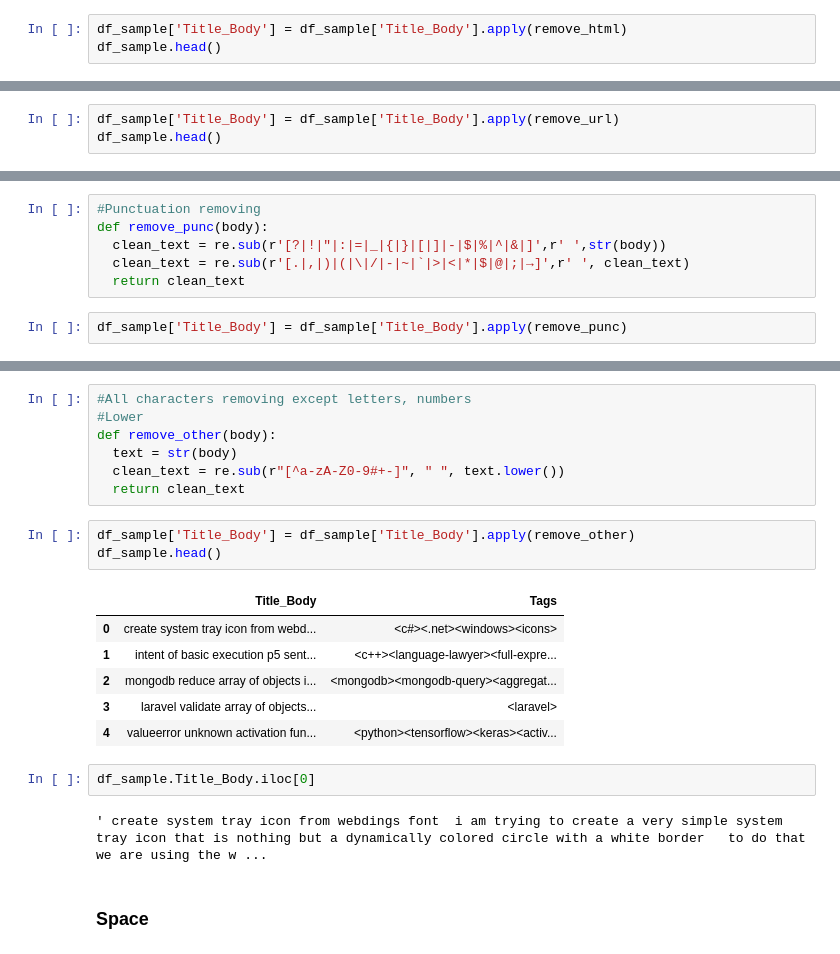
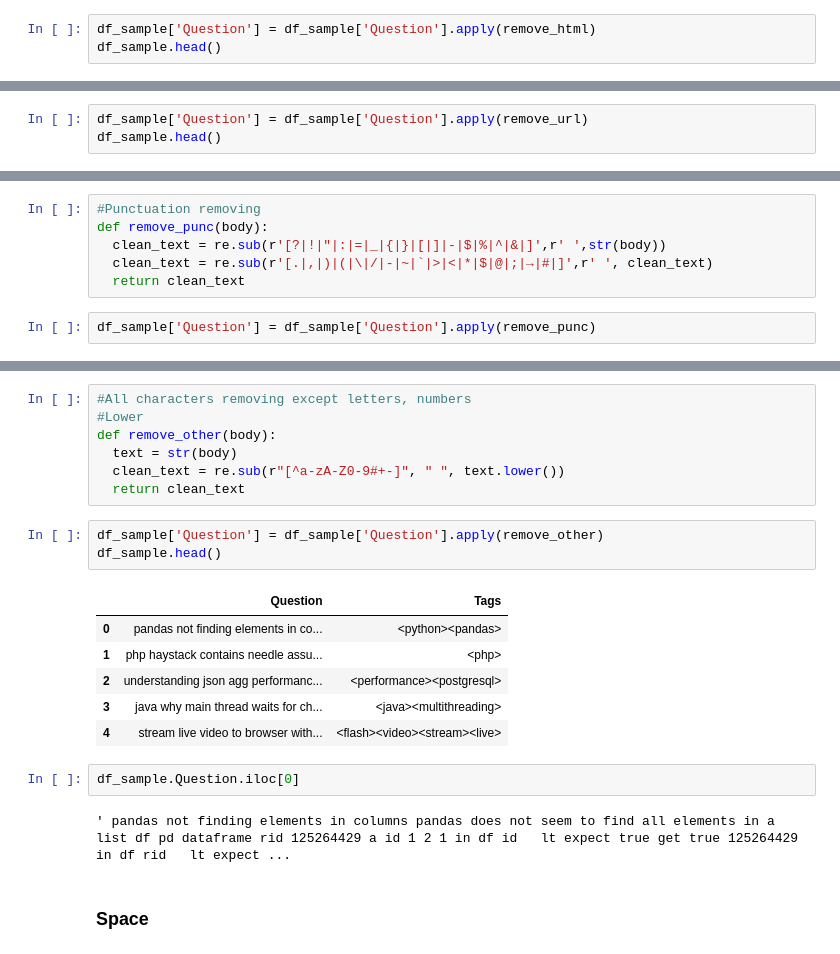
Before and after one commit to Adil1979/-CentraleSupelec_OCR_Projects, a Jupyter notebook: 01_P6_Preprocessing.ipynb, the cells around one changed output, grey strips where cells are left out. Cells and saved outputs as stored; diff of their text form.

```diff
--- a/01_P6_Preprocessing.ipynb
+++ b/01_P6_Preprocessing.ipynb
@@ -209,6 +198,6 @@ def remove_html(body):
   html_regex = re.compile('<.*?>') #Compile regular expresions
   return re.sub(html_regex, ' ', str(body)) # Replace regex by ' '
 # %%
-df_sample['Title_Body'] = df_sample['Title_Body'].apply(remove_html)
+df_sample['Question'] = df_sample['Question'].apply(remove_html)
 df_sample.head()
 # %% [output]
@@ -230,6 +219,6 @@ def remove_url(body):
   url_regex = 'http[s]?://(?:[a-zA-Z]|[0-9]|[$-_@.&+]|[!*\(\),]|(?:%[0-9a-fA-F][0-9a-fA-F]))+'
   return re.sub(url_regex, ' ', str(body))
 # %%
-df_sample['Title_Body'] = df_sample['Title_Body'].apply(remove_url)
+df_sample['Question'] = df_sample['Question'].apply(remove_url)
 df_sample.head()
 # %% [output]
@@ -249,8 +238,8 @@ df_sample.Title_Body.iloc[0]
 #Punctuation removing
 def remove_punc(body):
   clean_text = re.sub(r'[?|!|"|:|=|_|{|}|[|]|-|$|%|^|&|]',r' ',str(body))
-  clean_text = re.sub(r'[.|,|)|(|\|/|-|~|`|>|<|*|$|@|;|→]',r' ', clean_text)
+  clean_text = re.sub(r'[.|,|)|(|\|/|-|~|`|>|<|*|$|@|;|→|#|]',r' ', clean_text)
   return clean_text
 # %%
-df_sample['Title_Body'] = df_sample['Title_Body'].apply(remove_punc)
+df_sample['Question'] = df_sample['Question'].apply(remove_punc)
 # %%
@@ -267,19 +256,19 @@ def remove_other(body):
   clean_text = re.sub(r"[^a-zA-Z0-9#+-]", " ", text.lower())
   return clean_text
 # %%
-df_sample['Title_Body'] = df_sample['Title_Body'].apply(remove_other)
+df_sample['Question'] = df_sample['Question'].apply(remove_other)
 df_sample.head()
 # %% [output]
-|  | Title_Body | Tags |
-| 0 | create system tray icon from webd... | <c#><.net><windows><icons> |
-| 1 | intent of basic execution p5 sent... | <c++><language-lawyer><full-expre... |
-| 2 | mongodb reduce array of objects i... | <mongodb><mongodb-query><aggregat... |
-| 3 | laravel validate array of objects... | <laravel> |
-| 4 | valueerror unknown activation fun... | <python><tensorflow><keras><activ... |
+|  | Question | Tags |
+| 0 | pandas not finding elements in co... | <python><pandas> |
+| 1 | php haystack contains needle assu... | <php> |
+| 2 | understanding json agg performanc... | <performance><postgresql> |
+| 3 | java why main thread waits for ch... | <java><multithreading> |
+| 4 | stream live video to browser with... | <flash><video><stream><live> |
 # %%
-df_sample.Title_Body.iloc[0]
+df_sample.Question.iloc[0]
 # %% [output]
-' create system tray icon from webdings font  i am trying to create a very simple system tray icon that is nothing but a dynamically colored circle with a white border   to do that  we are using the w ...
+' pandas not finding elements in columns pandas does not seem to find all elements in a list df pd dataframe rid 125264429 a id 1 2 1 in df id   lt expect true get true 125264429 in df rid   lt expect ...
 # %% [markdown]
 ### **Space**
 # %%
```
Also changed, not shown: parts of 34 cells of this notebook.
